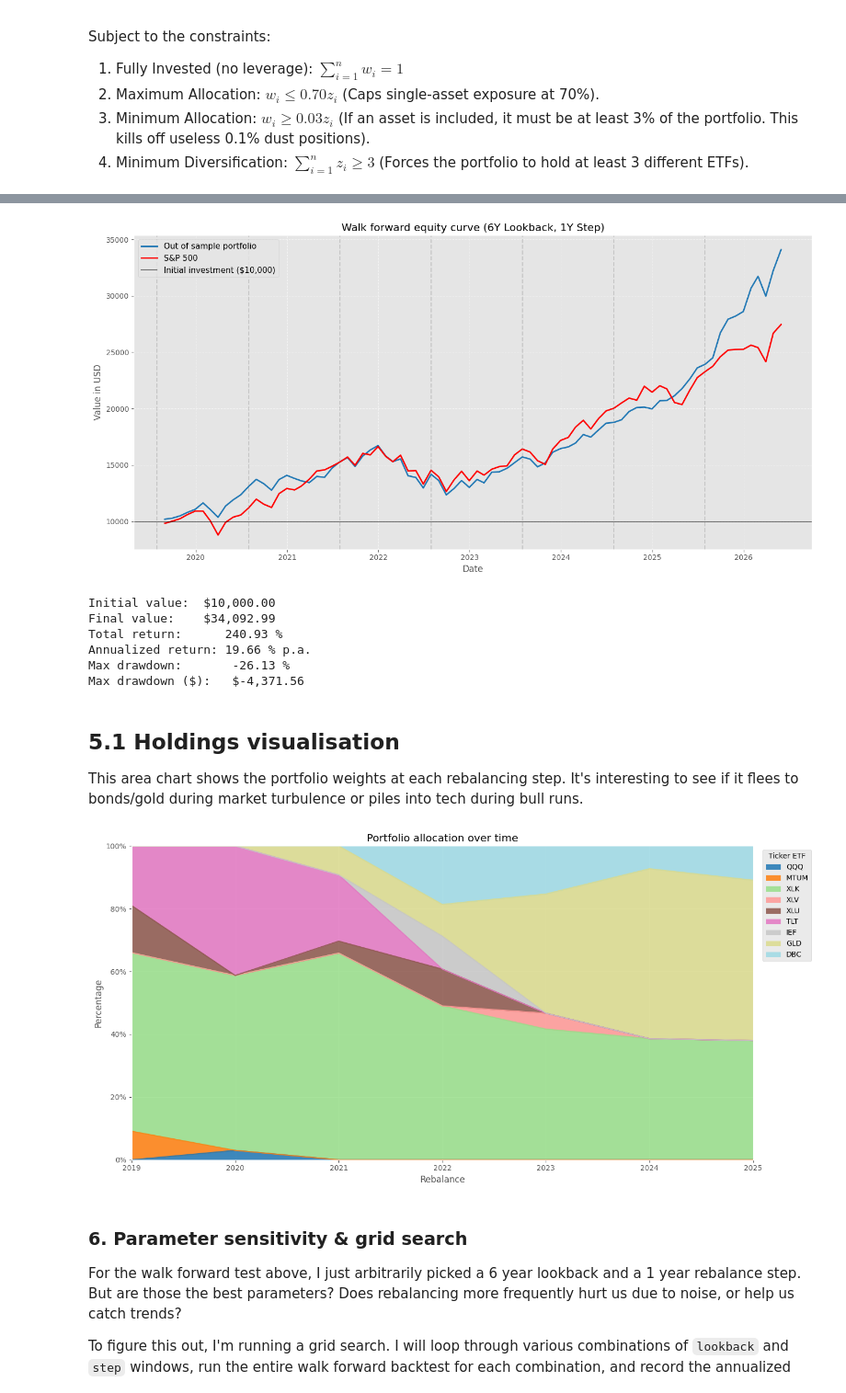
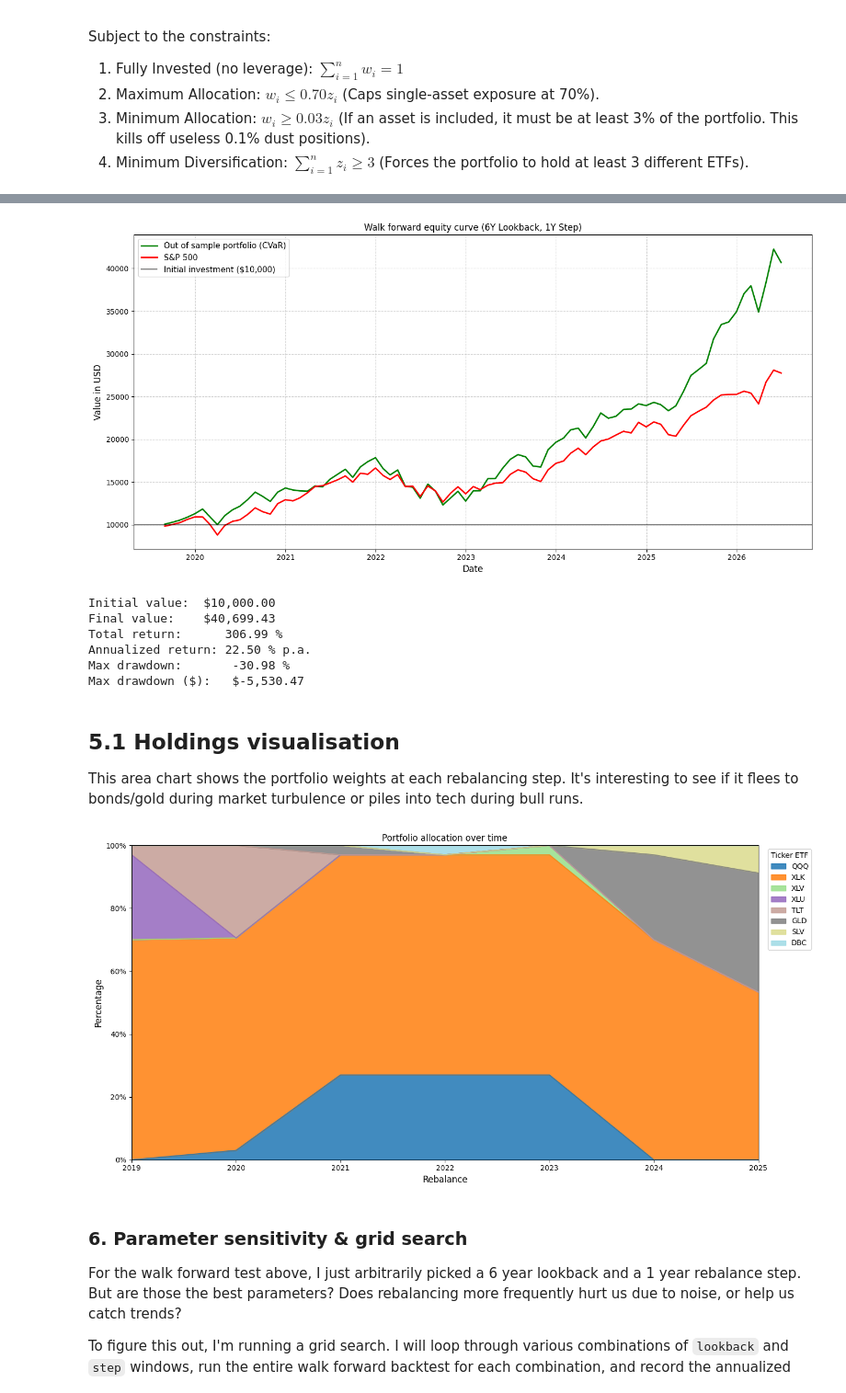
Before and after one commit to JanMatyas57/portfolio_optimization, a Jupyter notebook: portolio_alocation.ipynb, the cells around one changed output, grey strips where cells are left out. Shown at 92% size. Cells and saved outputs as stored; diff of their text form; code cells hidden in the pictures.

Commit message:
added cvar

```diff
--- a/portolio_alocation.ipynb
+++ b/portolio_alocation.ipynb
@@ -415,8 +630,10 @@ step_months = 12
 n = len(monthly_returns.columns)
 
 
-oos_portfolio_returns = []
-rebalance_records = [] #
+oos_portfolio_returns_markowitz = []
+oos_portfolio_returns_cvar = []
+rebalance_records_markowitz = [] #
+rebalance_records_cvar = [] #
 
 
 total_months = len(monthly_returns)
@@ -437,34 +654,43 @@ for start_idx in range(0, total_months - lookback_months, step_months):
 
     rebalance_date = train_data.index[-1]
 
-    weights = get_optimal_weights(train_data, gamma=5)
+    #weights_markowitz = get_optimal_weights(train_data, gamma=1)
+    weights_cvar = get_optimal_weights_cvar(train_data, gamma=3 * 0.1)
 
     #saving for later
-    rebalance_records.append(pd.Series(weights, index=monthly_returns.columns, name=rebalance_date))
+    #rebalance_records_markowitz.append(pd.Series(weights_markowitz, index=monthly_returns.columns, name=rebalance_date))
+    rebalance_records_cvar.append(pd.Series(weights_cvar, index=monthly_returns.columns, name=rebalance_date))
 
     # application on out of sample test data
-    period_returns = test_data.dot(weights)
-    oos_portfolio_returns.append(period_returns)
+    #markowitz_period_returns = test_data.dot(weights_markowitz)
+    #oos_portfolio_returns_markowitz.append(markowitz_period_returns)
+
+    cvar_period_returns = test_data.dot(weights_cvar)
+    oos_portfolio_returns_cvar.append(cvar_period_returns)
 
 
 
 # get all out of sample returns in one series
-oos_series = pd.concat(oos_portfolio_returns)
-spy_oos_returns = monthly_returns['SPY'].loc[oos_series.index]
+#oos_series_markowitz = pd.concat(oos_portfolio_returns_markowitz)
+oos_series_cvar = pd.concat(oos_portfolio_returns_cvar)
+spy_oos_returns = monthly_returns['SPY'].loc[oos_series_cvar.index]
 
 
 
 initial_investment = 10000
-equity_curve = initial_investment * (1 + oos_series).cumprod()
+#equity_curve_markowitz = initial_investment * (1 + oos_series_markowitz).cumprod()
+equity_curve_cvar = initial_investment * (1 + oos_series_cvar).cumprod()
 spy_equity_curve = initial_investment * (1 + spy_oos_returns).cumprod()
 
 plt.figure(figsize=(14, 7))
 
 
-plt.plot(equity_curve.index, equity_curve, color='#1f77b4', linewidth=2, label='Out of sample portfolio')
+#plt.plot(equity_curve_markowitz.index, equity_curve_markowitz, color='#1f77b4', linewidth=2, label='Out of sample portfolio (Markowitz)')
+plt.plot(equity_curve_cvar.index, equity_curve_cvar, color='green', linewidth=2, label='Out of sample portfolio (CVaR)')
 plt.plot(spy_equity_curve.index, spy_equity_curve, color='red', linewidth=2, label='S&P 500')
+plt.plot
 
-for r_date in [record.name for record in rebalance_records]:
+for r_date in [record.name for record in rebalance_records_markowitz]:
     plt.axvline(x=r_date, color='gray', linestyle='--', alpha=0.3)
 
 plt.axhline(y=initial_investment, color='black', linestyle='-', alpha=0.5, label='Initial investment ($10,000)')
@@ -480,14 +706,14 @@ plt.tight_layout()
 plt.show()
 
 
-final_value = equity_curve.iloc[-1]
+final_value = equity_curve_cvar.iloc[-1]
 total_return_pct = ((final_value / initial_investment) - 1) * 100
-annualized_return = ((final_value / initial_investment) ** (1 / (len(oos_series) / 12)) - 1) * 100
-peak = equity_curve.cummax()
-drawdown = (equity_curve - peak) / peak
+annualized_return = ((final_value / initial_investment) ** (1 / (len(oos_series_cvar) / 12)) - 1) * 100
+peak = equity_curve_cvar.cummax()
+drawdown = (equity_curve_cvar - peak) / peak
 
 max_drawdown_pct = drawdown.min() * 100
-max_drawdown_value = (equity_curve - peak).min()
+max_drawdown_value = (equity_curve_cvar - peak).min()
 
 print(f"Initial value:  ${initial_investment:,.2f}")
 print(f"Final value:    ${final_value:,.2f}")
@@ -496,47 +722,47 @@ print(f"Annualized return: {annualized_return:.2f} % p.a.")
 print(f"Max drawdown:       {max_drawdown_pct:.2f} %")
 print(f"Max drawdown ($):   ${max_drawdown_value:,.2f}")
 # %% [output]
-[figure, old version]
+[figure, new version]
 Initial value:  $10,000.00
-Final value:    $34,092.99
-Total return:      240.93 %
-Annualized return: 19.66 % p.a.
-Max drawdown:       -26.13 %
-Max drawdown ($):   $-4,371.56
+Final value:    $40,699.43
+Total return:      306.99 %
+Annualized return: 22.50 % p.a.
+Max drawdown:       -30.98 %
+Max drawdown ($):   $-5,530.47
 # %% [markdown]
 ## 5.1 Holdings visualisation
 This area chart shows the portfolio weights at each rebalancing step. It's interesting to see if it flees to bonds/gold during market turbulence or piles into tech during bull runs.
 # %%
 
 import matplotlib.ticker as mtick
 
-df_weights_history = pd.DataFrame(rebalance_records)
+df_weights_history = pd.DataFrame(rebalance_records_cvar)
 
 
 df_weights_history = df_weights_history.loc[:, (df_weights_history > 0).any(axis=0)]
 
 
 plt.figure(figsize=(14, 7))
 
 
 df_weights_history.plot.area(ax=plt.gca(), colormap='tab20', alpha=0.85)
 
 
 plt.title('Portfolio allocation over time')
 plt.xlabel('Rebalance', fontsize=12)
 plt.ylabel('Percentage', fontsize=12)
 
 
 plt.gca().yaxis.set_major_formatter(mtick.PercentFormatter(1.0))
 plt.ylim(0, 1)
 
 
 plt.legend(title='Ticker ETF', bbox_to_anchor=(1.01, 1), loc='upper left', fontsize=10)
 
 plt.tight_layout()
 plt.show()
 # %% [output]
-[figure, old version]
+[figure, new version]
 # %% [markdown]
 ### 6. Parameter sensitivity & grid search
 
```
Also changed, not shown: parts of 16 cells of this notebook.
